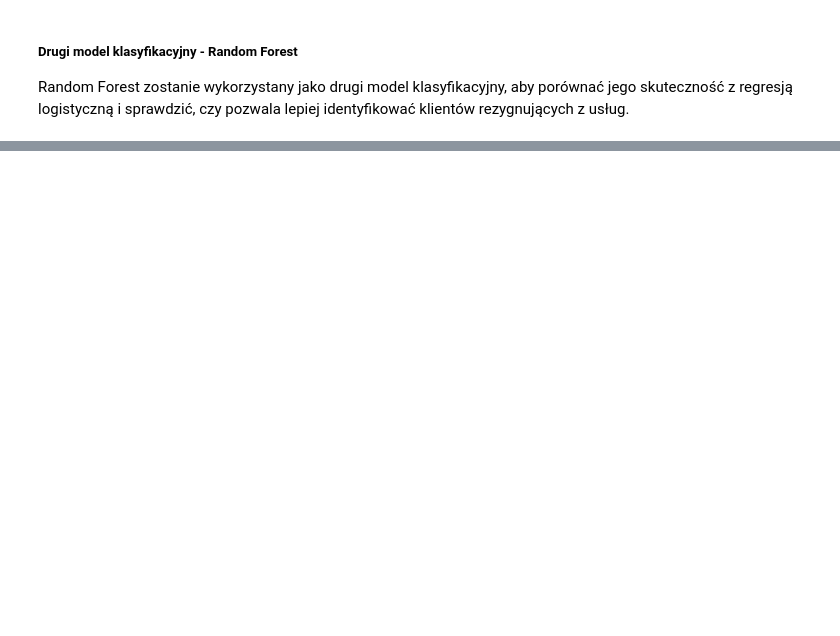
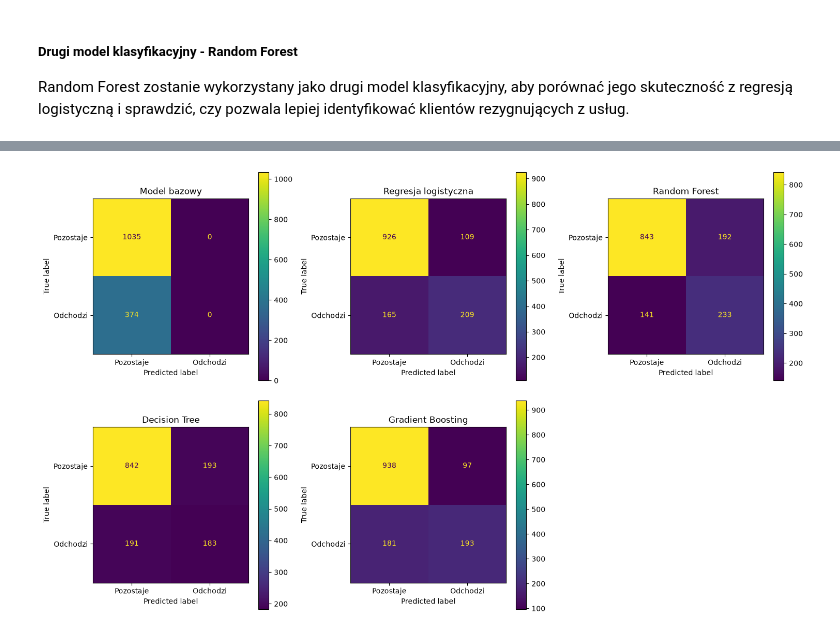
Before and after one commit to Joanne1748/Telco-Customer-Churn-Final-Project-LearnIT, a Jupyter notebook: notebooks/J_St_telco_customer_churn_learnit_final_project.ipynb, the cells around one changed output, grey strips where cells are left out. Drawn from its saved outputs; the diff is of its cells as text; code cells hidden in the pictures; blank space fills up the shorter version.

```diff
--- a/notebooks/J_St_telco_customer_churn_learnit_final_project.ipynb
+++ b/notebooks/J_St_telco_customer_churn_learnit_final_project.ipynb
@@ -745,0 +947,36 @@ Random Forest lepiej wychwytuje odchodzących klientów, ale robi to kosztem wi
+# %%
+import matplotlib.pyplot as plt
+from sklearn.metrics import ConfusionMatrixDisplay
+
+# Lista modeli, które chcemy porównać
+models = {
+    "Model bazowy": baseline_model,
+    "Regresja logistyczna": logistic_model,
+    "Random Forest": random_forest_model,
+    "Decision Tree": decision_tree_model,
+    "Gradient Boosting": gradient_boosting_model
+}
+
+# Utworzenie wykresów
+fig, axes = plt.subplots(2, 3, figsize=(15, 9))
+axes = axes.flatten()
+
+for i, (name, model) in enumerate(models.items()):
+    ConfusionMatrixDisplay.from_estimator(
+        model,
+        X_test,
+        y_test,
+        display_labels=["Pozostaje", "Odchodzi"],
+        cmap="viridis",
+        values_format="d",
+        ax=axes[i]
+    )
+    axes[i].set_title(name)
+
+# Ukrycie pustego pola na szósty wykres
+axes[5].axis("off")
+
+plt.tight_layout()
+plt.show()
+# %% [output]
+[figure, added]
```
Also changed, not shown: parts of 33 cells of this notebook.
